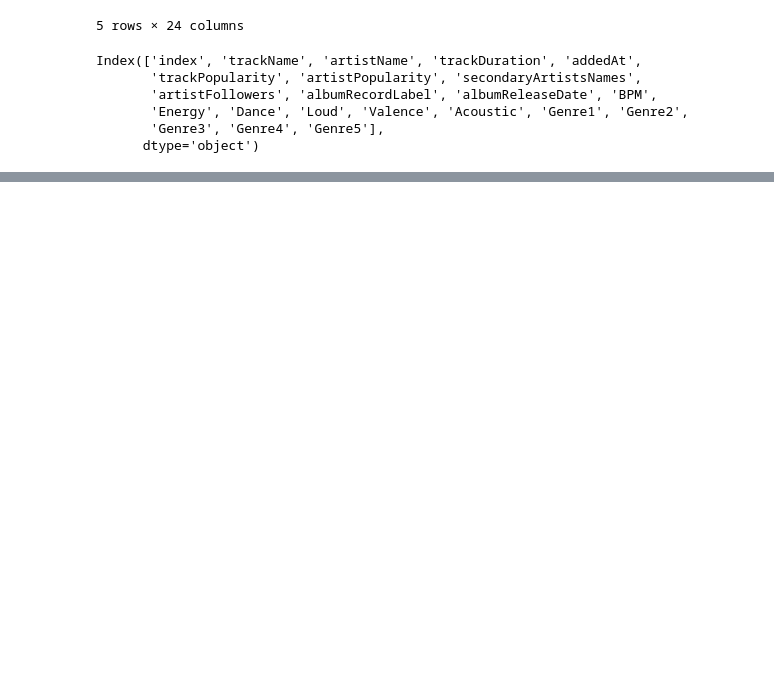
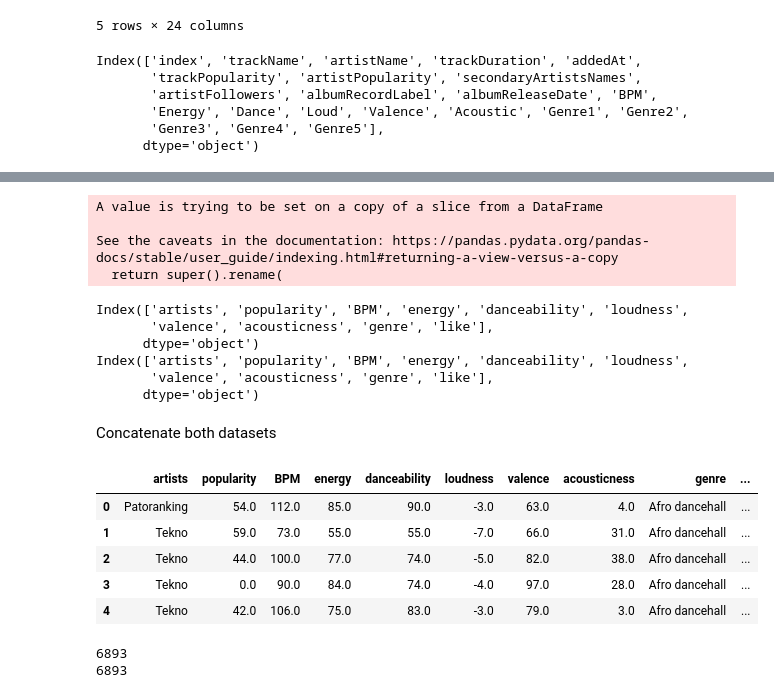
Before and after one commit to agnieszka-aga/SpotifyData_EDA_ML, a Jupyter notebook: MySpotifyData_DataPreparation.ipynb, the cells around one changed output, grey strips where cells are left out. Drawn from its saved outputs; the diff is of its cells as text; code cells hidden in the pictures; blank space fills up the shorter version.

```diff
--- a/MySpotifyData_DataPreparation.ipynb
+++ b/MySpotifyData_DataPreparation.ipynb
@@ -856,0 +956,2 @@ memory usage: 750.9+ KB
+# %%
+Kaggle_dataset_modeling["like"] = 0
@@ -856,0 +977,18 @@ memory usage: 750.9+ KB
+# %%
+MySpotify_cleaned_modeling.rename(columns={"artistName": "artists",
+                                          "trackPopularity": "popularity",
+                                          "Energy":"energy",
+                                          "Dance":"danceability",
+                                          "Loud":"loudness",
+                                          "Valence":"valence",
+                                          "Acoustic": "acousticness",
+                                          "Genre1": "genre"}, inplace=True)
+
+Kaggle_dataset_modeling.rename(columns={"tempo":"BPM",
+                                        "acousticnes": "acousticness",
+                                       0:"genre"}, inplace=True)
+# %% [output]
+A value is trying to be set on a copy of a slice from a DataFrame
+
+See the caveats in the documentation: https://pandas.pydata.org/pandas-docs/stable/user_guide/indexing.html#returning-a-view-versus-a-copy
+  return super().rename(
@@ -856,0 +997,28 @@ memory usage: 750.9+ KB
+# %%
+print(Kaggle_dataset_modeling.columns)
+print(MySpotify_cleaned_modeling.columns)
+# %% [output]
+Index(['artists', 'popularity', 'BPM', 'energy', 'danceability', 'loudness',
+       'valence', 'acousticness', 'genre', 'like'],
+      dtype='object')
+Index(['artists', 'popularity', 'BPM', 'energy', 'danceability', 'loudness',
+       'valence', 'acousticness', 'genre', 'like'],
+      dtype='object')
+# %% [markdown]
+Concatenate both datasets
+# %%
+dataset_modeling = pd.concat([MySpotify_cleaned_modeling, Kaggle_dataset_modeling])
+dataset_modeling.head()
+# %% [output]
+|  | artists | popularity | BPM | energy | danceability | loudness | valence | acousticness | genre | ... |
+| 0 | Patoranking | 54.0 | 112.0 | 85.0 | 90.0 | -3.0 | 63.0 | 4.0 | Afro dancehall | ... |
+| 1 | Tekno | 59.0 | 73.0 | 55.0 | 55.0 | -7.0 | 66.0 | 31.0 | Afro dancehall | ... |
+| 2 | Tekno | 44.0 | 100.0 | 77.0 | 74.0 | -5.0 | 82.0 | 38.0 | Afro dancehall | ... |
+| 3 | Tekno | 0.0 | 90.0 | 84.0 | 74.0 | -4.0 | 97.0 | 28.0 | Afro dancehall | ... |
+| 4 | Tekno | 42.0 | 106.0 | 75.0 | 83.0 | -3.0 | 79.0 | 3.0 | Afro dancehall | ... |
+# %%
+print(len(Kaggle_dataset_modeling) + len(MySpotify_cleaned_modeling))
+print(len(dataset_modeling))
+# %% [output]
+6893
+6893
```
Also changed, not shown: parts of 148 cells of this notebook, 1 other file.
